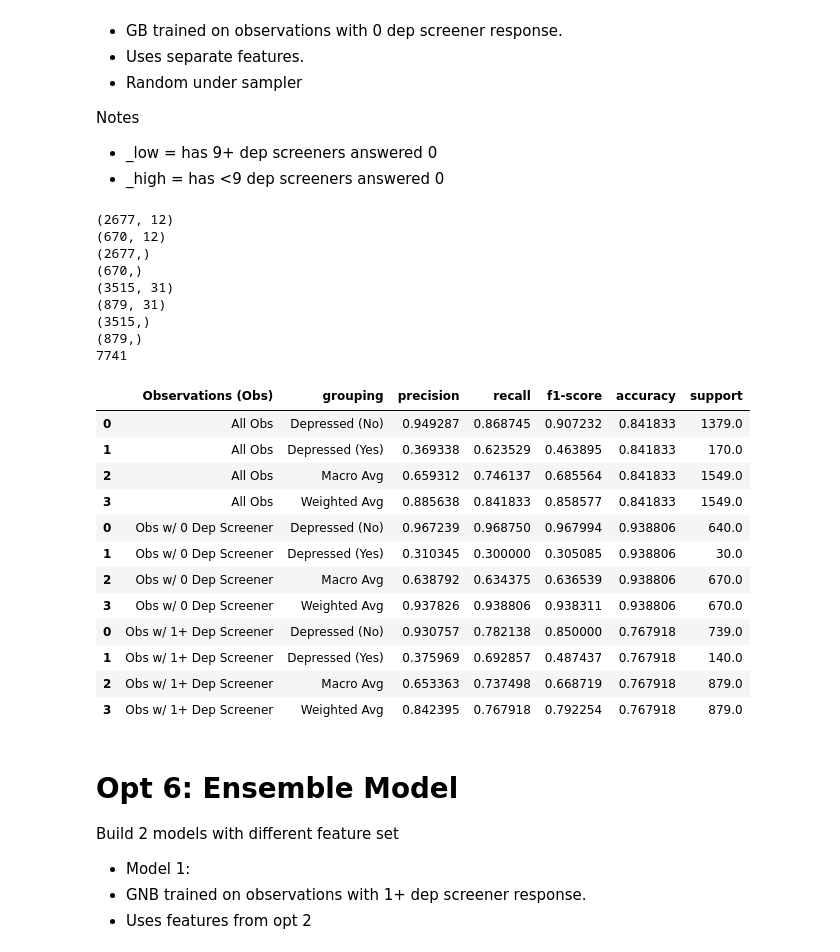
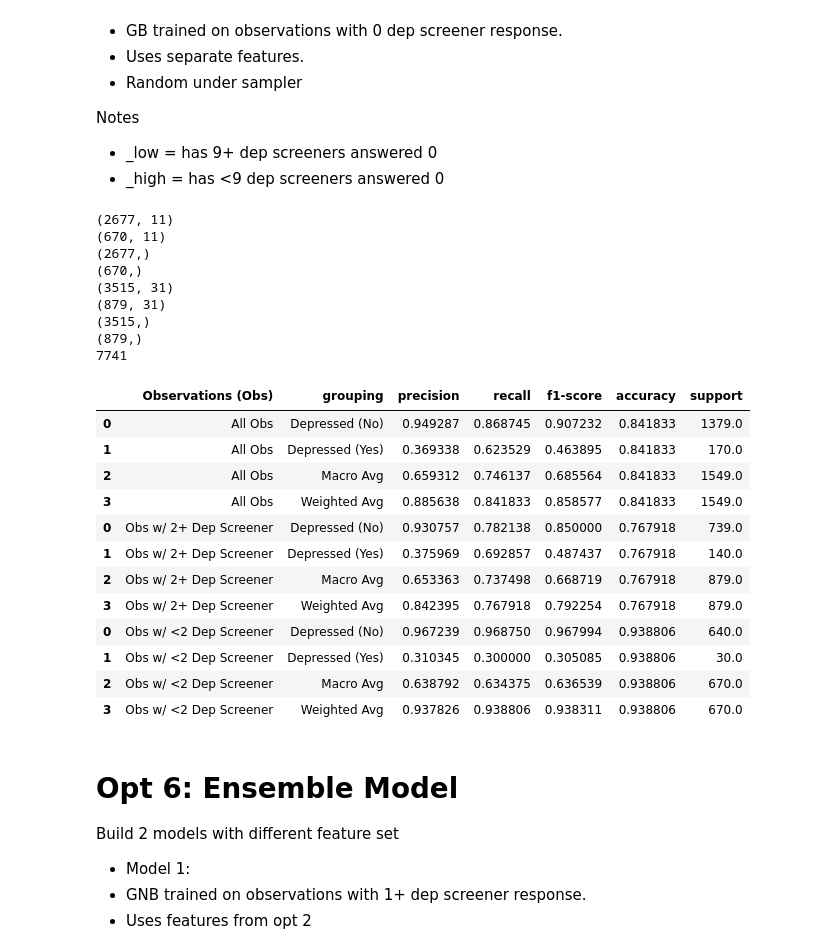
Before and after one commit to orenscarmeli/capstone210-ppd-carmeli_chari_hand_lee, a Jupyter notebook: modeling/survey_model_best.ipynb, the cells around one changed output. Cells and saved outputs as stored; diff of their text form; code cells hidden in the pictures.

```diff
--- a/modeling/survey_model_best.ipynb
+++ b/modeling/survey_model_best.ipynb
@@ -964,7 +962,6 @@ model_features_low_opt5 = [
     'is_usa_born',
     'times_with_8plus_alc',
     'time_since_last_healthcare',
-    'duration_last_healthcare_visit',
     'work_schedule',
     'age_in_years'
 ]
@@ -1024,50 +1021,50 @@ ensemble_performance_all = get_performance_df(
 ensemble_performance_high = get_performance_df(
     label_actual = y_test_high,
     label_pred = y_pred_high,
-    model_name = 'Obs w/ 1+ Dep Screener'
+    model_name = 'Obs w/ 2+ Dep Screener'
 )
 
 # Performance Model 2
 ensemble_performance_low = get_performance_df(
     label_actual = y_test_low,
     label_pred = y_pred_low,
-    model_name = 'Obs w/ 0 Dep Screener'
+    model_name = 'Obs w/ <2 Dep Screener'
 )
 
 ## #####################################################
 ## Performance
 ensemble_performance_opt5 = pd.concat([
     ensemble_performance_all,
     ensemble_performance_high,
     ensemble_performance_low
 ])
 
 cols = ['model','grouping','precision','recall','f1-score','accuracy','support']
 ensemble_performance_opt5[cols].sort_values(by=['model','grouping']) \
     .rename(columns = {'model':'Observations (Obs)'})
 # %% [output]
-(2677, 12)
-(670, 12)
+(2677, 11)
+(670, 11)
 (2677,)
 (670,)
 (3515, 31)
 (879, 31)
 (3515,)
 (879,)
 7741
 |  | Observations (Obs) | grouping | precision | recall | f1-score | accuracy | support |
 | 0 | All Obs | Depressed (No) | 0.949287 | 0.868745 | 0.907232 | 0.841833 | 1379.0 |
 | 1 | All Obs | Depressed (Yes) | 0.369338 | 0.623529 | 0.463895 | 0.841833 | 170.0 |
 | 2 | All Obs | Macro Avg | 0.659312 | 0.746137 | 0.685564 | 0.841833 | 1549.0 |
 | 3 | All Obs | Weighted Avg | 0.885638 | 0.841833 | 0.858577 | 0.841833 | 1549.0 |
-| 0 | Obs w/ 0 Dep Screener | Depressed (No) | 0.967239 | 0.968750 | 0.967994 | 0.938806 | 640.0 |
-| 1 | Obs w/ 0 Dep Screener | Depressed (Yes) | 0.310345 | 0.300000 | 0.305085 | 0.938806 | 30.0 |
-| 2 | Obs w/ 0 Dep Screener | Macro Avg | 0.638792 | 0.634375 | 0.636539 | 0.938806 | 670.0 |
-| 3 | Obs w/ 0 Dep Screener | Weighted Avg | 0.937826 | 0.938806 | 0.938311 | 0.938806 | 670.0 |
-| 0 | Obs w/ 1+ Dep Screener | Depressed (No) | 0.930757 | 0.782138 | 0.850000 | 0.767918 | 739.0 |
-| 1 | Obs w/ 1+ Dep Screener | Depressed (Yes) | 0.375969 | 0.692857 | 0.487437 | 0.767918 | 140.0 |
-| 2 | Obs w/ 1+ Dep Screener | Macro Avg | 0.653363 | 0.737498 | 0.668719 | 0.767918 | 879.0 |
-| 3 | Obs w/ 1+ Dep Screener | Weighted Avg | 0.842395 | 0.767918 | 0.792254 | 0.767918 | 879.0 |
+| 0 | Obs w/ 2+ Dep Screener | Depressed (No) | 0.930757 | 0.782138 | 0.850000 | 0.767918 | 739.0 |
+| 1 | Obs w/ 2+ Dep Screener | Depressed (Yes) | 0.375969 | 0.692857 | 0.487437 | 0.767918 | 140.0 |
+| 2 | Obs w/ 2+ Dep Screener | Macro Avg | 0.653363 | 0.737498 | 0.668719 | 0.767918 | 879.0 |
+| 3 | Obs w/ 2+ Dep Screener | Weighted Avg | 0.842395 | 0.767918 | 0.792254 | 0.767918 | 879.0 |
+| 0 | Obs w/ <2 Dep Screener | Depressed (No) | 0.967239 | 0.968750 | 0.967994 | 0.938806 | 640.0 |
+| 1 | Obs w/ <2 Dep Screener | Depressed (Yes) | 0.310345 | 0.300000 | 0.305085 | 0.938806 | 30.0 |
+| 2 | Obs w/ <2 Dep Screener | Macro Avg | 0.638792 | 0.634375 | 0.636539 | 0.938806 | 670.0 |
+| 3 | Obs w/ <2 Dep Screener | Weighted Avg | 0.937826 | 0.938806 | 0.938311 | 0.938806 | 670.0 |
 # %% [markdown]
 # Opt 6: Ensemble Model
 
```
Also changed, not shown: parts of 8 cells of this notebook, 3 other files.
